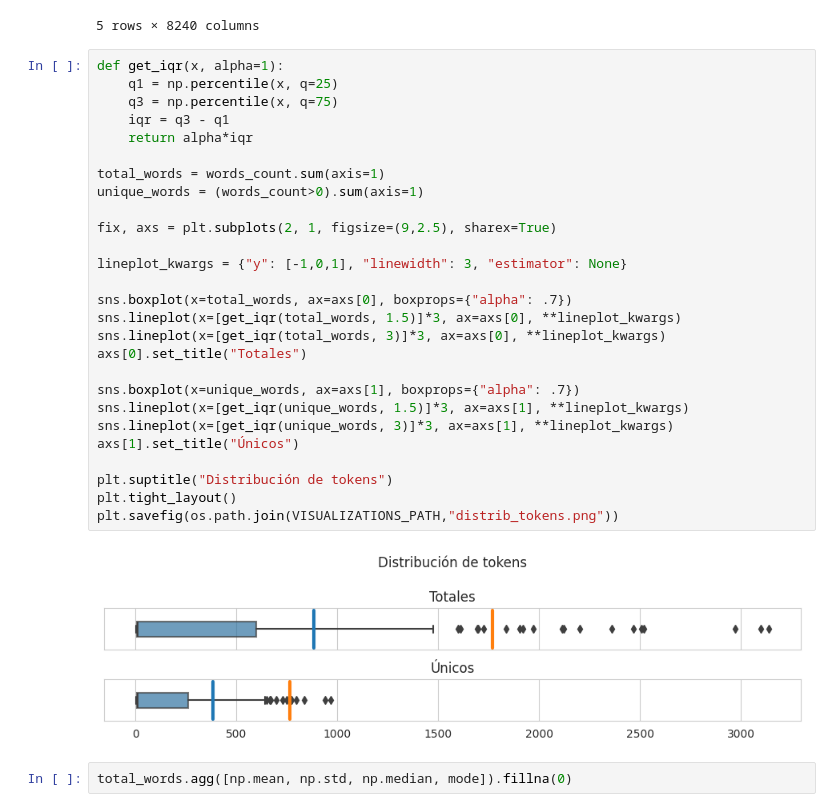
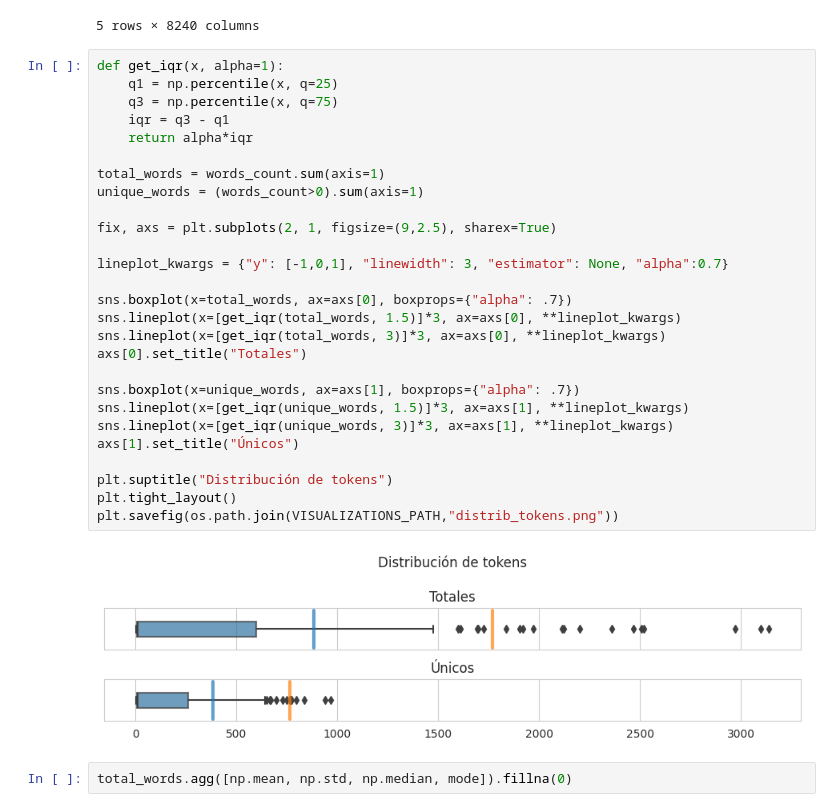
Before and after one commit to macfernandez/eddc-specialization-project, a Jupyter notebook: notebooks/02-data-description.ipynb, the cells around one changed output. Saved outputs shown, nothing was run; the diff lists cells and outputs as text.

```diff
--- a/notebooks/02-data-description.ipynb
+++ b/notebooks/02-data-description.ipynb
@@ -450,32 +450,32 @@ words_count.head()
 # %%
 def get_iqr(x, alpha=1):
     q1 = np.percentile(x, q=25)
     q3 = np.percentile(x, q=75)
     iqr = q3 - q1
     return alpha*iqr
 
 total_words = words_count.sum(axis=1)
 unique_words = (words_count>0).sum(axis=1)
 
 fix, axs = plt.subplots(2, 1, figsize=(9,2.5), sharex=True)
 
-lineplot_kwargs = {"y": [-1,0,1], "linewidth": 3, "estimator": None}
+lineplot_kwargs = {"y": [-1,0,1], "linewidth": 3, "estimator": None, "alpha":0.7}
 
 sns.boxplot(x=total_words, ax=axs[0], boxprops={"alpha": .7})
 sns.lineplot(x=[get_iqr(total_words, 1.5)]*3, ax=axs[0], **lineplot_kwargs)
 sns.lineplot(x=[get_iqr(total_words, 3)]*3, ax=axs[0], **lineplot_kwargs)
 axs[0].set_title("Totales")
 
 sns.boxplot(x=unique_words, ax=axs[1], boxprops={"alpha": .7})
 sns.lineplot(x=[get_iqr(unique_words, 1.5)]*3, ax=axs[1], **lineplot_kwargs)
 sns.lineplot(x=[get_iqr(unique_words, 3)]*3, ax=axs[1], **lineplot_kwargs)
 axs[1].set_title("Únicos")
 
 plt.suptitle("Distribución de tokens")
 plt.tight_layout()
 plt.savefig(os.path.join(VISUALIZATIONS_PATH,"distrib_tokens.png"))
 # %% [output]
-[figure, old version]
+[figure, new version]
 # %%
 total_words.agg([np.mean, np.std, np.median, mode]).fillna(0)
 # %% [output]
```
